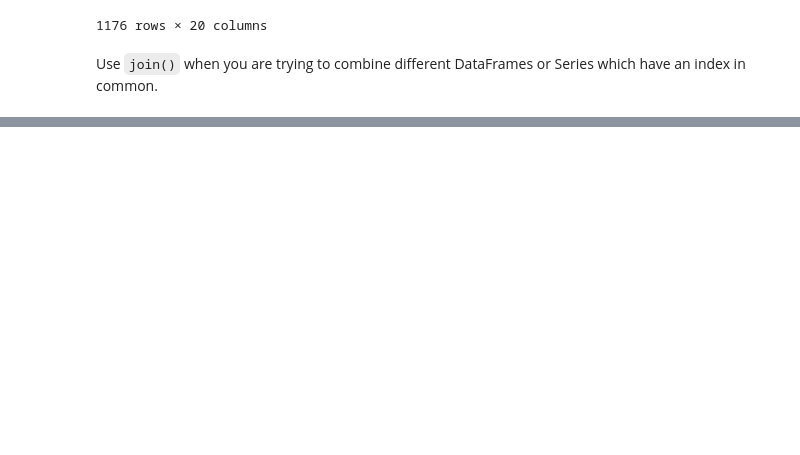
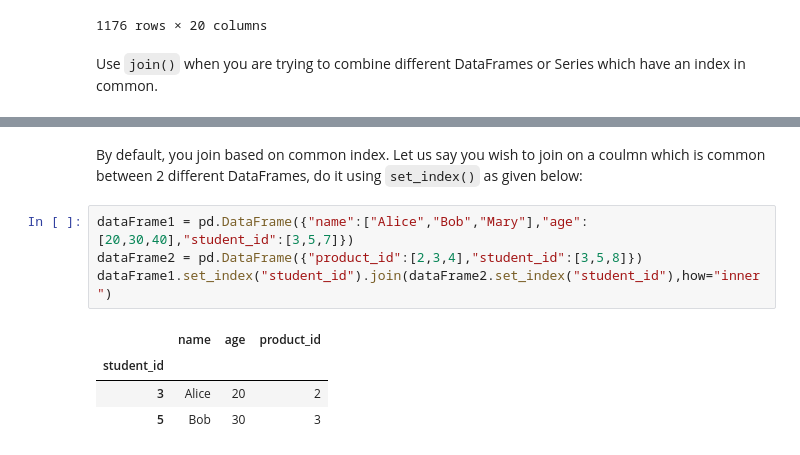
Before and after one commit to Spoorti803/Kaggle-Practice, a Jupyter notebook: pandas1.ipynb, the cells around one changed output, grey strips where cells are left out. Saved outputs shown, nothing was run; the diff lists cells and outputs as text; blank space fills up the shorter version.

```diff
--- a/pandas1.ipynb
+++ b/pandas1.ipynb
@@ -1090,3 +1077,14 @@ data_Set1.join(data_Set2)
 # %% [output]
 |  | Total Transactions | Total Columns | Total Customers | Total Products Used | Date Range | Total Revenue | ... |
 | 0 | 138116 | 46 | 24911 | 138116 | 2021-01-01 to 2025-12-31 | $177,134,263.74 | ... |
+# %% [markdown]
+By default, you join based on common index. Let us say you wish to join on a coulmn which is common between 2 different DataFrames, do it using `set_index()` as given below:
+# %%
+dataFrame1 = pd.DataFrame({"name":["Alice","Bob","Mary"],"age":[20,30,40],"student_id":[3,5,7]})
+dataFrame2 = pd.DataFrame({"product_id":[2,3,4],"student_id":[3,5,8]})
+dataFrame1.set_index("student_id").join(dataFrame2.set_index("student_id"),how="inner")
+# %% [output]
+|  | name | age | product_id |
+| student_id |  |  |  |
+| 3 | Alice | 20 | 2 |
+| 5 | Bob | 30 | 3 |
```
Also changed, not shown: parts of 3 cells of this notebook.
